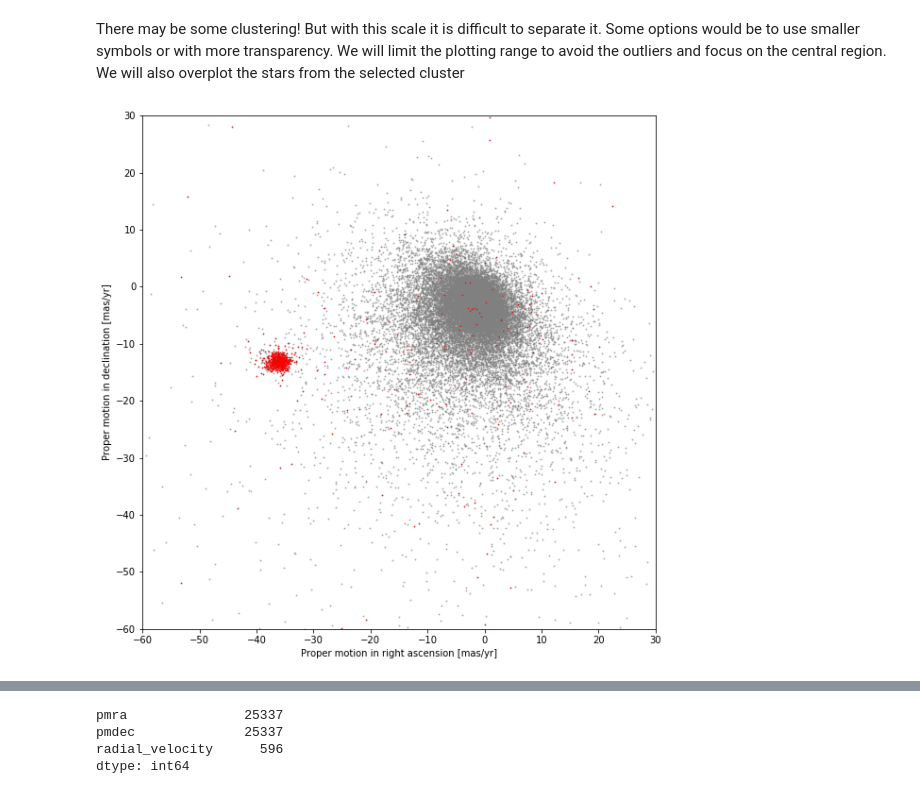
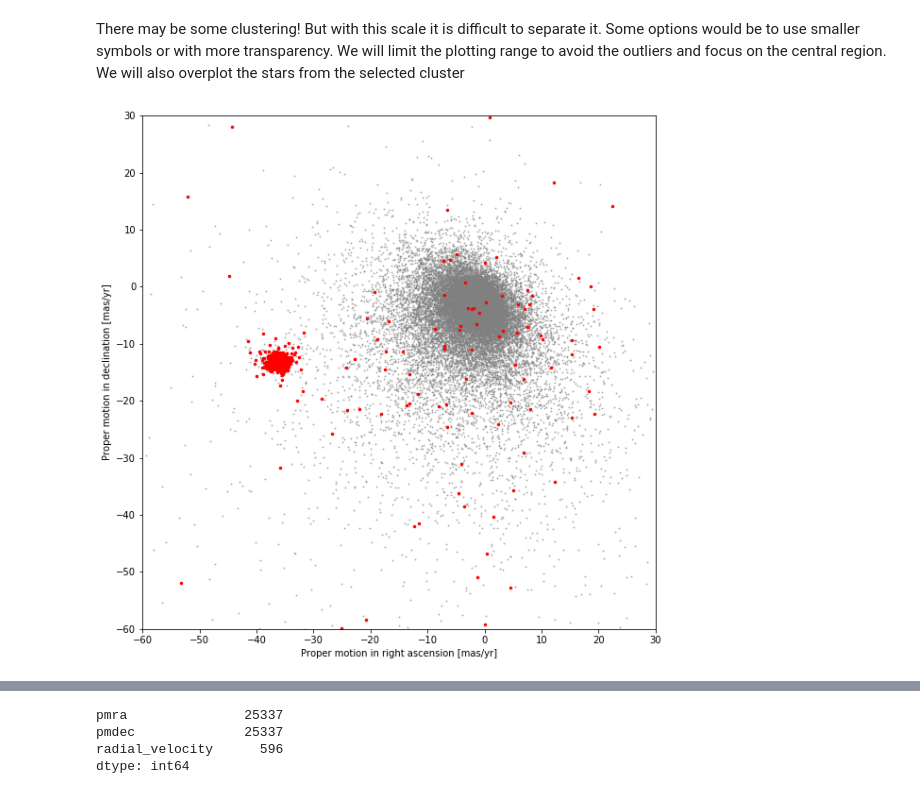
Before and after one commit to espsrc/droplets, a Jupyter notebook: gaia_exploratory/jupyter_exploratory.ipynb, the cells around one changed output, grey strips where cells are left out. Cells and saved outputs as stored; diff of their text form; code cells hidden in the pictures.

```diff
--- a/gaia_exploratory/jupyter_exploratory.ipynb
+++ b/gaia_exploratory/jupyter_exploratory.ipynb
@@ -156,7 +167,7 @@ ax[1].set_ylabel('Number of stars');
 # %% [markdown]
 We see a very interesting accummulation of stars at a parallax of approximately 5.2 mas. We can create a filter to select the start in that particular range. We will overplot the distribution of the whole sample and the one of the selected group.
 # %%
-selection = (data['parallax'] > 4.8) & (data['parallax'] < 6.0)
+selection = (data['parallax'] > 5.0) & (data['parallax'] < 5.7)
 cluster = data[selection]
 # %%
 fig, ax = plt.subplots(ncols=2, figsize=(18,6))
@@ -239,15 +251,15 @@ There may be some clustering! But with this scale it is difficult to separate it
 # %%
 fig, ax = plt.subplots(ncols=1, figsize=(18,10))
 ax.scatter(data['pmra'], data['pmdec'], c='gray', s=1, alpha=0.5);
-plt.plot(cluster['pmra'], cluster['pmdec'], '.r', ms=1)
+plt.plot(cluster['pmra'], cluster['pmdec'], '.r', ms=5)
 
 ax.set_aspect('equal')
 
 ax.set_xlabel('Proper motion in right ascension [mas/yr]')
 ax.set_ylabel('Proper motion in declination [mas/yr]')
 
 ax.set_xlim(-60, 30)
 ax.set_ylim(-60, 30);
 # %% [output]
-[figure, old version]
+[figure, new version]
 # %% [markdown]
```
Also changed, not shown: parts of 16 cells of this notebook.
